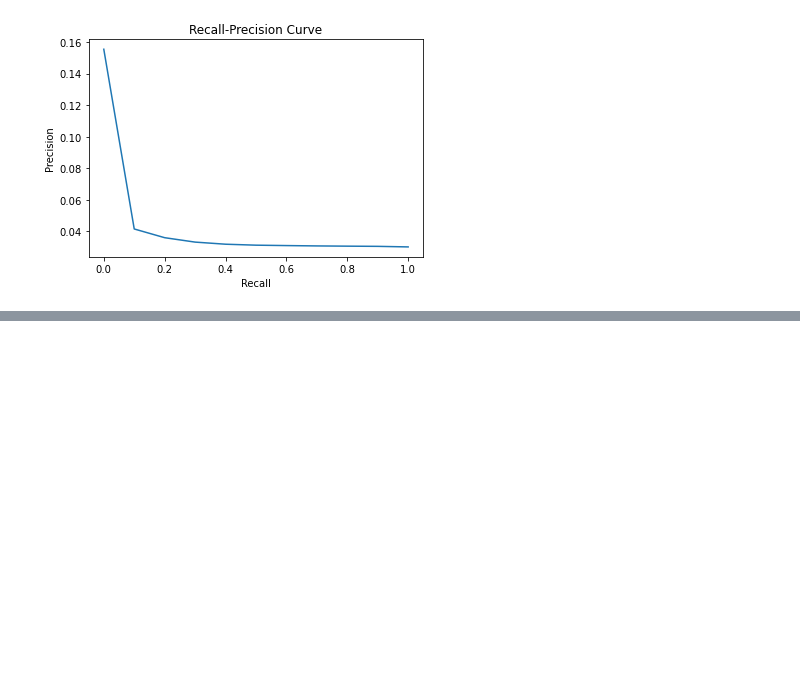
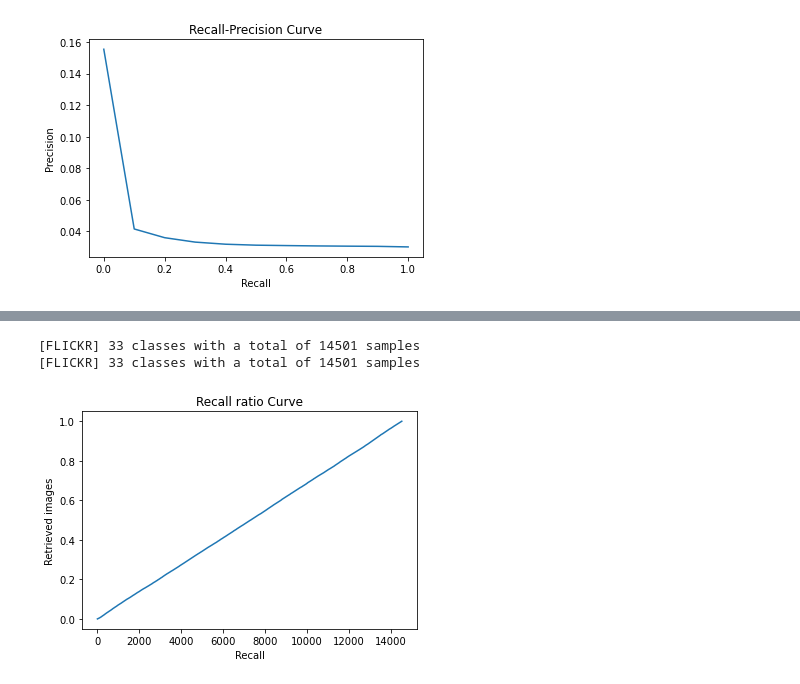
Before and after one commit to rudyn2/cc7221, a Jupyter notebook: tarea2/eval_data.ipynb, the cells around one changed output, grey strips where cells are left out. Cells and saved outputs as stored; diff of their text form; code cells hidden in the pictures; blank space fills up the shorter version.

```diff
--- a/tarea2/eval_data.ipynb
+++ b/tarea2/eval_data.ipynb
@@ -284,0 +89,6 @@ array([0.15455729, 0.04055576, 0.03524553, 0.03266611, 0.03142474,
+# %%
+x,y = contrastive.calc_recall_ratio(l_c)
+# %% [output]
+[FLICKR] 33 classes with a total of 14501 samples
+[FLICKR] 33 classes with a total of 14501 samples
+[figure, added]
```
Also changed, not shown: parts of 46 cells of this notebook, 3 other files.
